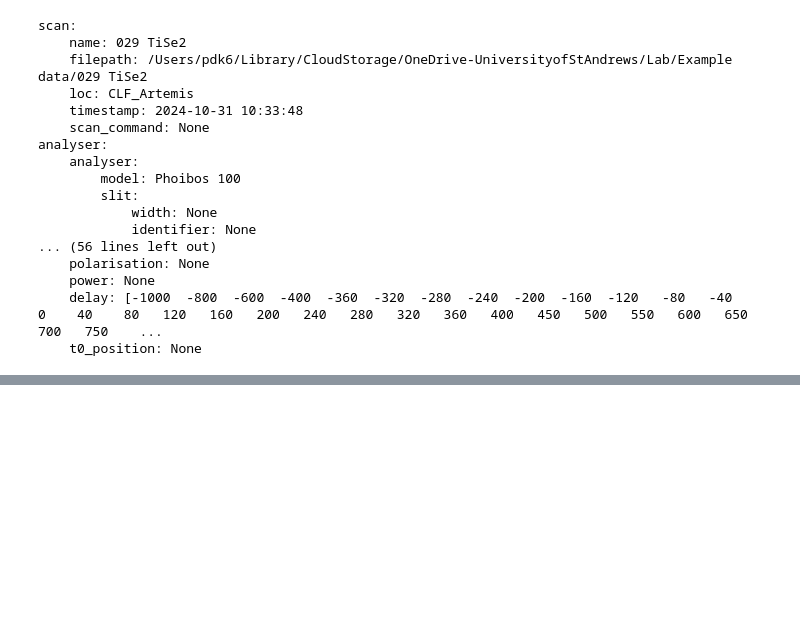
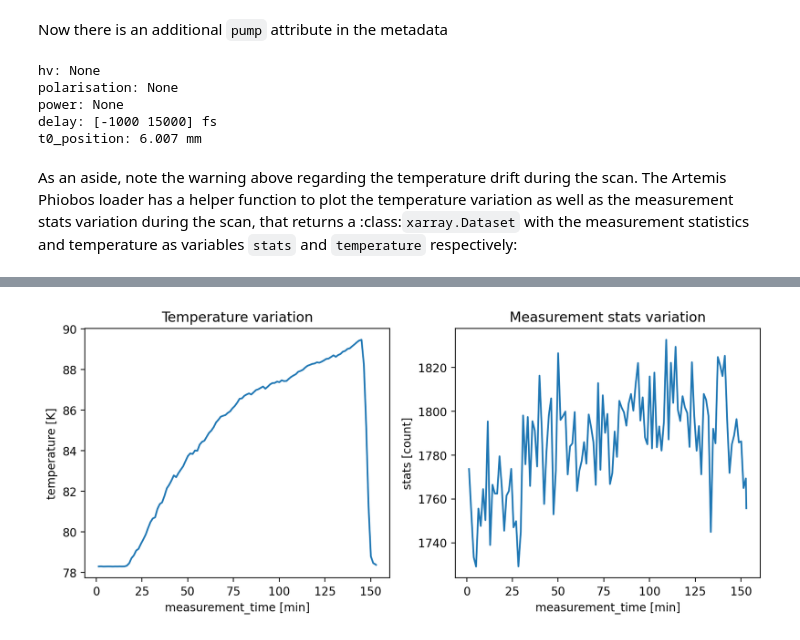
Before and after one commit to phrgab/peaks, a Jupyter notebook: tutorials/7_TR_ARPES.ipynb, the cells around one changed output, grey strips where cells are left out. Drawn from its saved outputs; the diff is of its cells as text; code cells hidden in the pictures; blank space fills up the shorter version.

```diff
--- a/tutorials/7_TR_ARPES.ipynb
+++ b/tutorials/7_TR_ARPES.ipynb
@@ -29,20 +34,26 @@ data = pks.load('029 TiSe2', lazy=True,metadata=True)
+# %% [markdown]
+Now there is an additional `pump` attribute in the metadata
 # %%
-data.metadata
+data.metadata.pump
 # %% [output]
-scan:
-    name: 029 TiSe2
-    filepath: /Users/pdk6/Library/CloudStorage/OneDrive-UniversityofStAndrews/Lab/Example data/029 TiSe2
-    loc: CLF_Artemis
-    timestamp: 2024-10-31 10:33:48
-    scan_command: None
-analyser:
-    analyser:
-        model: Phoibos 100
-        slit:
-            width: None
-            identifier: None
-... (56 lines left out)
-    polarisation: None
-    power: None
-    delay: [-1000  -800  -600  -400  -360  -320  -280  -240  -200  -160  -120   -80   -40     0    40    80   120   160   200   240   280   320   360   400   450   500   550   600   650   700   750    ...
-    t0_position: None
+hv: None
+polarisation: None
+power: None
+delay: [-1000 15000] fs
+t0_position: 6.007 mm
+# %% [markdown]
+As an aside, note the warning above regarding the temperature drift during the scan. The Artemis Phiobos loader has a helper function to plot the temperature variation as well as the measurement stats variation during the scan, that returns a :class:`xarray.Dataset` with the measurement statistics and temperature as variables `stats` and `temperature` respectively:
+# %%
+# Import the loader (see hint in the warning note)
+from peaks.core.fileIO.loaders.clf import ArtemisPhoibos
+
+# Load the stats - note you need to provide the full path; the peaks.opts settings do not work here
+stats = ArtemisPhoibos.load_stats(os.path.join(os.getenv('PEAKS_EXAMPLE_DATA_PATH'),'028 TiSe2'))
+
+fig, ax = plt.subplots(ncols=2, figsize=(9,4))
+stats.temperature.plot(ax=ax[0])
+ax[0].set_title('Temperature variation')
+stats.stats.plot(ax=ax[1])
+ax[1].set_title('Measurement stats variation')
+plt.tight_layout()
+# %% [output]
@@ -48,0 +61 @@ analyser:
+[figure, added]
```
Also changed, not shown: parts of 53 cells of this notebook, 31 other files.
